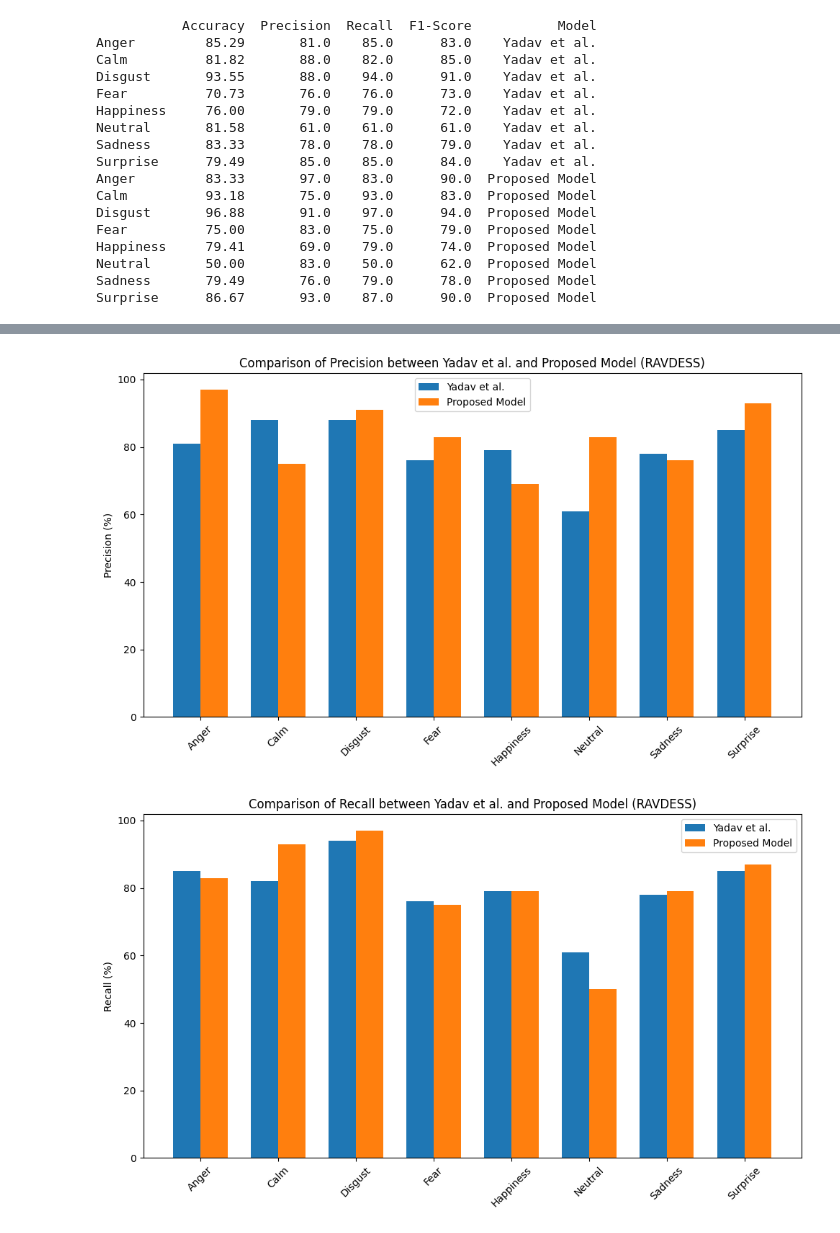
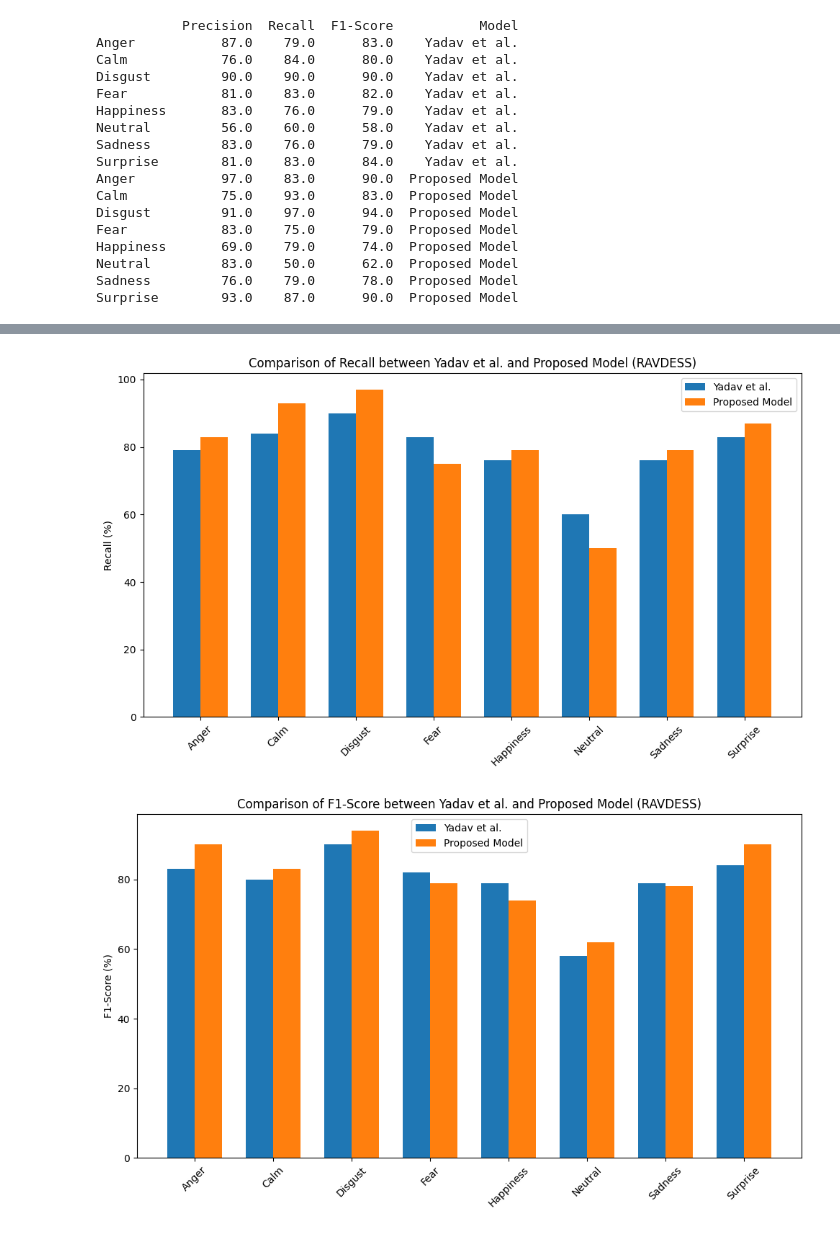
Before and after one commit to mendozaaleksy/THESIS-SER, a Jupyter notebook: notebooks/visual_stats.ipynb, the cells around one changed output, grey strips where cells are left out. Saved outputs shown, nothing was run; the diff lists cells and outputs as text; code cells hidden in the pictures.

```diff
--- a/notebooks/visual_stats.ipynb
+++ b/notebooks/visual_stats.ipynb
@@ -10,15 +10,13 @@ emotions = ['Anger', 'Calm', 'Disgust', 'Fear', 'Happiness', 'Neutral', 'Sadness
 
 # Yadav et al. data
 yadav_data = {
-    'Accuracy': [85.29, 81.82, 93.55, 70.73, 76.00, 81.58, 83.33, 79.49],
-    'Precision': [81.00, 88.00, 88.00, 76.00, 79.00, 61.00, 78.00, 85.00],
-    'Recall': [85.00, 82.00, 94.00, 76.00, 79.00, 61.00, 78.00, 85.00],
-    'F1-Score': [83.00, 85.00, 91.00, 73.00, 72.00, 61.00, 79.00, 84.00]
+    'Precision': [87.00, 76.00, 90.00, 81.00, 83.00, 56.00, 83.00, 81.00],
+    'Recall': [79.00, 84.00, 90.00, 83.00, 76.00, 60.00, 76.00, 83.00],
+    'F1-Score': [83.00, 80.00, 90.00, 82.00, 79.00, 58.00, 79.00, 84.00]
 }
 
 # Proposed model data
 proposed_data = {
-    'Accuracy': [83.33, 93.18, 96.88, 75.00, 79.41, 50.00, 79.49, 86.67],
     'Precision': [97.00, 75.00, 91.00, 83.00, 69.00, 83.00, 76.00, 93.00],
     'Recall': [83.00, 93.00, 97.00, 75.00, 79.00, 50.00, 79.00, 87.00],
     'F1-Score': [90.00, 83.00, 94.00, 79.00, 74.00, 62.00, 78.00, 90.00]
@@ -34,27 +32,27 @@ df_all = pd.concat([df_yadav, df_proposed])
 # %%
 print(df_all)
 # %% [output]
-           Accuracy  Precision  Recall  F1-Score           Model
-Anger         85.29       81.0    85.0      83.0    Yadav et al.
-Calm          81.82       88.0    82.0      85.0    Yadav et al.
-Disgust       93.55       88.0    94.0      91.0    Yadav et al.
-Fear          70.73       76.0    76.0      73.0    Yadav et al.
-Happiness     76.00       79.0    79.0      72.0    Yadav et al.
-Neutral       81.58       61.0    61.0      61.0    Yadav et al.
-Sadness       83.33       78.0    78.0      79.0    Yadav et al.
-Surprise      79.49       85.0    85.0      84.0    Yadav et al.
-Anger         83.33       97.0    83.0      90.0  Proposed Model
-Calm          93.18       75.0    93.0      83.0  Proposed Model
-Disgust       96.88       91.0    97.0      94.0  Proposed Model
-Fear          75.00       83.0    75.0      79.0  Proposed Model
-Happiness     79.41       69.0    79.0      74.0  Proposed Model
-Neutral       50.00       83.0    50.0      62.0  Proposed Model
-Sadness       79.49       76.0    79.0      78.0  Proposed Model
-Surprise      86.67       93.0    87.0      90.0  Proposed Model
+           Precision  Recall  F1-Score           Model
+Anger           87.0    79.0      83.0    Yadav et al.
+Calm            76.0    84.0      80.0    Yadav et al.
+Disgust         90.0    90.0      90.0    Yadav et al.
+Fear            81.0    83.0      82.0    Yadav et al.
+Happiness       83.0    76.0      79.0    Yadav et al.
+Neutral         56.0    60.0      58.0    Yadav et al.
+Sadness         83.0    76.0      79.0    Yadav et al.
+Surprise        81.0    83.0      84.0    Yadav et al.
+Anger           97.0    83.0      90.0  Proposed Model
+Calm            75.0    93.0      83.0  Proposed Model
+Disgust         91.0    97.0      94.0  Proposed Model
+Fear            83.0    75.0      79.0  Proposed Model
+Happiness       69.0    79.0      74.0  Proposed Model
+Neutral         83.0    50.0      62.0  Proposed Model
+Sadness         76.0    79.0      78.0  Proposed Model
+Surprise        93.0    87.0      90.0  Proposed Model
 # %%
 
 # --- Visualization 1: Grouped Bar Charts ---
-metrics = ['Accuracy', 'Precision', 'Recall', 'F1-Score']
+metrics = ['Precision', 'Recall', 'F1-Score']
 for metric in metrics:
     plt.figure(figsize=(10, 6))
     bar_width = 0.35
@@ -72,2 +70,2 @@ for metric in metrics:
-[figure, old version]
+[figure, new version]
-[figure, old version]
+[figure, new version]
```
Also changed, not shown: parts of 8 cells of this notebook, 1 other file.
